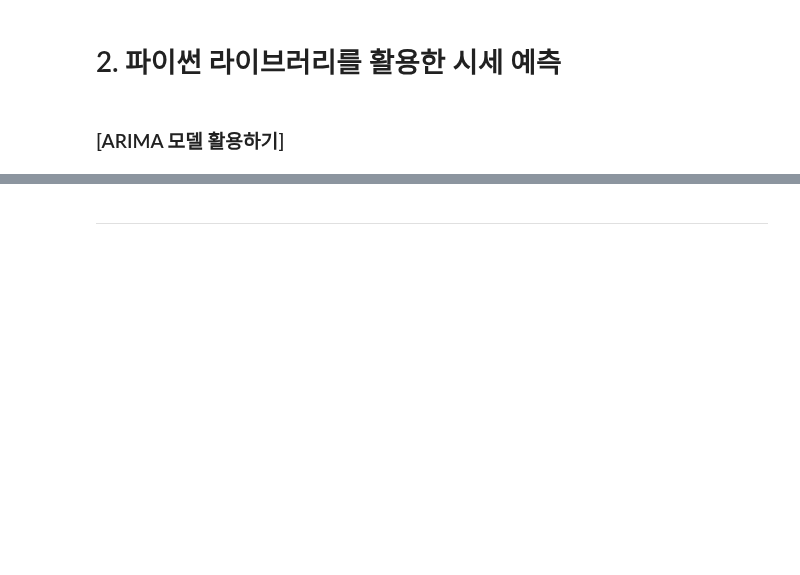
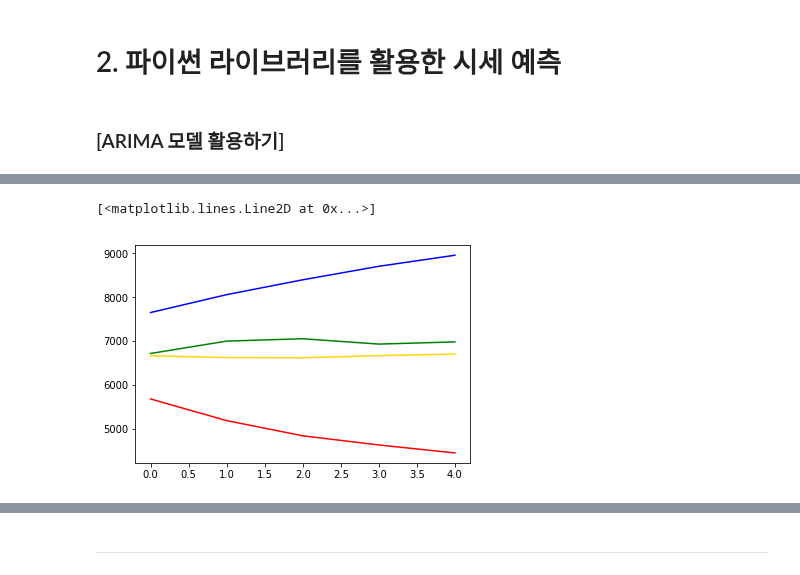
Before and after one commit to yoonkt200/python-data-analysis, a Jupyter notebook: chapter2/02-coin-prediction.ipynb, the cells around one changed output, grey strips where cells are left out. Drawn from its saved outputs; the diff is of its cells as text; code cells hidden in the pictures; blank space fills up the shorter version.

```diff
--- a/chapter2/02-coin-prediction.ipynb
+++ b/chapter2/02-coin-prediction.ipynb
@@ -111,0 +200,23 @@ plt.show()
+# %%
+forecast_data = model_fit.forecast(steps=5) # 훈련 셋으로부터 5일 뒤를 예측
+
+url = 'https://raw.githubusercontent.com/yoonkt200/python-data-analysis/master/data/market-price-test.csv'
+bitcoin_test_df = pd.read_csv(url, names = ['ds', 'y'])
+
+pred_y = forecast_data[0].tolist() # 마지막 5일의 예측 데이터 (2018-08-27 ~ 2018-08-31)
+test_y = bitcoin_test_df.y.values # 실제 5일 가격 데이터 (2018-08-27 ~ 2018-08-31)
+pred_y_lower = [] # 마지막 5일의 예측 데이터의 최소값
+pred_y_upper = [] # 마지막 5일의 예측 데이터의 최대값
+for lower_upper in forecast_data[2]:
+    lower = lower_upper[0]
+    upper = lower_upper[1]
+    pred_y_lower.append(lower)
+    pred_y_upper.append(upper)
+# %%
+plt.plot(pred_y, color="gold") # 모델이 예상한 가격 그래프
+plt.plot(pred_y_lower, color="red") # 모델이 예상한 최소가격 그래프
+plt.plot(pred_y_upper, color="blue") # 모델이 예상한 최대가격 그래프
+plt.plot(test_y, color="green") # 실제 가격 그래프
+# %% [output]
+[<matplotlib.lines.Line2D at 0x...>]
+[figure, added]
```
Also changed, not shown: parts of 23 cells of this notebook.
